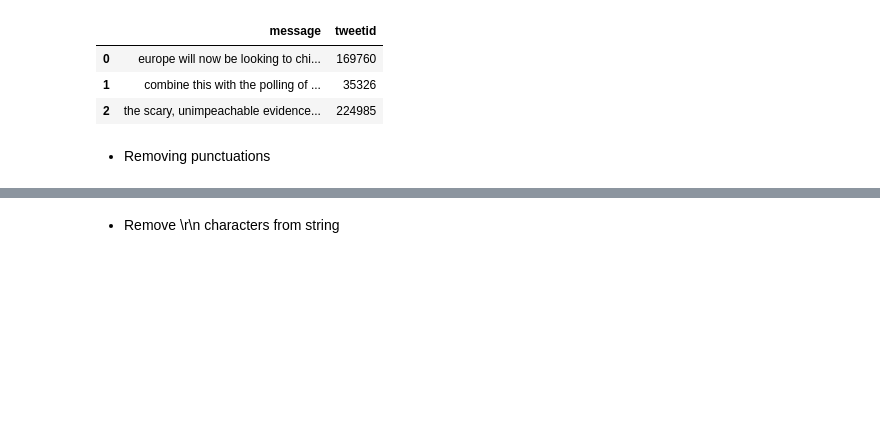
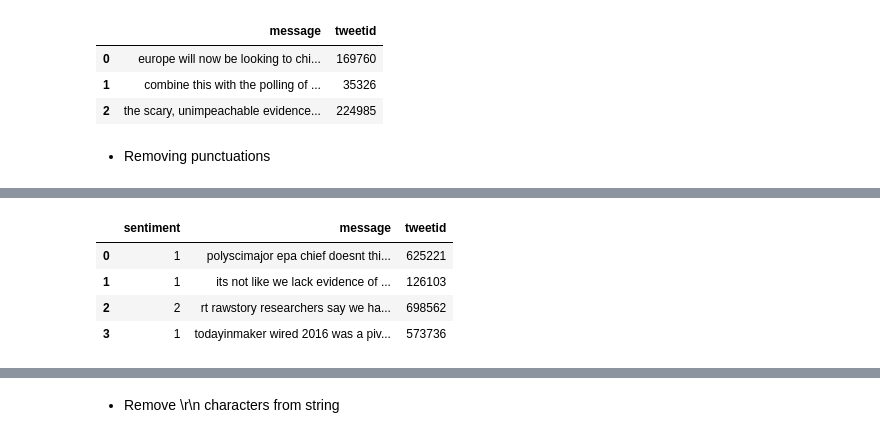
Before and after one commit to RogerA11/Team-GM4-classification-predict, a Jupyter notebook: Roger Arendse/edsa_climate_change_belief_analysis_2022.ipynb, the cells around one changed output, grey strips where cells are left out. Drawn from its saved outputs; the diff is of its cells as text; code cells hidden in the pictures; blank space fills up the shorter version.

```diff
--- a/Roger Arendse/edsa_climate_change_belief_analysis_2022.ipynb
+++ b/Roger Arendse/edsa_climate_change_belief_analysis_2022.ipynb
@@ -208,9 +243,9 @@ c_df_test = df_test.copy()
 # Removing the website link using 'regex' and replace it with "url-web"
 pattern_url = r"http[s]?://(?:[A-Za-z]|[0-9]|[$-_@.&+]|[!*\(\),]|(?:%[0-9A-Fa-f][0-9A-Fa-f]))+"
 subs_url = r"url-web"
-c_df_train["message"] = c_df_train["message"].replace(to_replace=pattern_url, value=subs_url, regex=True)
+train_df["message"] = train_df["message"].replace(to_replace=pattern_url, value=subs_url, regex=True)
 
-c_df_train.head(2)
+train_df.head(2)
 # %% [output]
 |  | sentiment | message | tweetid |
 | 0 | 1 | PolySciMajor EPA chief doesn't th... | 625221 |
@@ -240,7 +275,7 @@ print('Test ''url'' count: {}'.format(test))
 Train url count: 9679
 Test url count: 6614
 # %%
-# remove url in both c_df_train and c_df_test
-c_df_train["message"] = c_df_train["message"].str.replace('url', '')
-c_df_test["message"] = c_df_test["message"].str.replace('url', '')
+# remove url in both train_df and test_df
+train_df["message"] = train_df["message"].str.replace('url', '')
+test_df["message"] = test_df["message"].str.replace('url', '')
 # %%
@@ -259,9 +294,9 @@ Test url count: 0
 - Convert text to lowercase
 # %%
 
-# lowercase all characters in c_df_train
-c_df_train["message"] = c_df_train["message"].str.lower()
-c_df_train.head(3)
+# lowercase all characters in train_df
+train_df["message"] = train_df["message"].str.lower()
+train_df.head(3)
 # %% [output]
 |  | sentiment | message | tweetid |
 | 0 | 1 | polyscimajor epa chief doesn't th... | 625221 |
@@ -329,0 +325,10 @@ c_df_test.head(3)
+# %%
+# remove punctuation in train_df
+train_df["message"] = train_df["message"].apply(remove_punctuation)
+train_df.head(4)
+# %% [output]
+|  | sentiment | message | tweetid |
+| 0 | 1 | polyscimajor epa chief doesnt thi... | 625221 |
+| 1 | 1 | its not like we lack evidence of ... | 126103 |
+| 2 | 2 | rt rawstory researchers say we ha... | 698562 |
+| 3 | 1 | todayinmaker wired 2016 was a piv... | 573736 |
```
Also changed, not shown: parts of 83 cells of this notebook.
